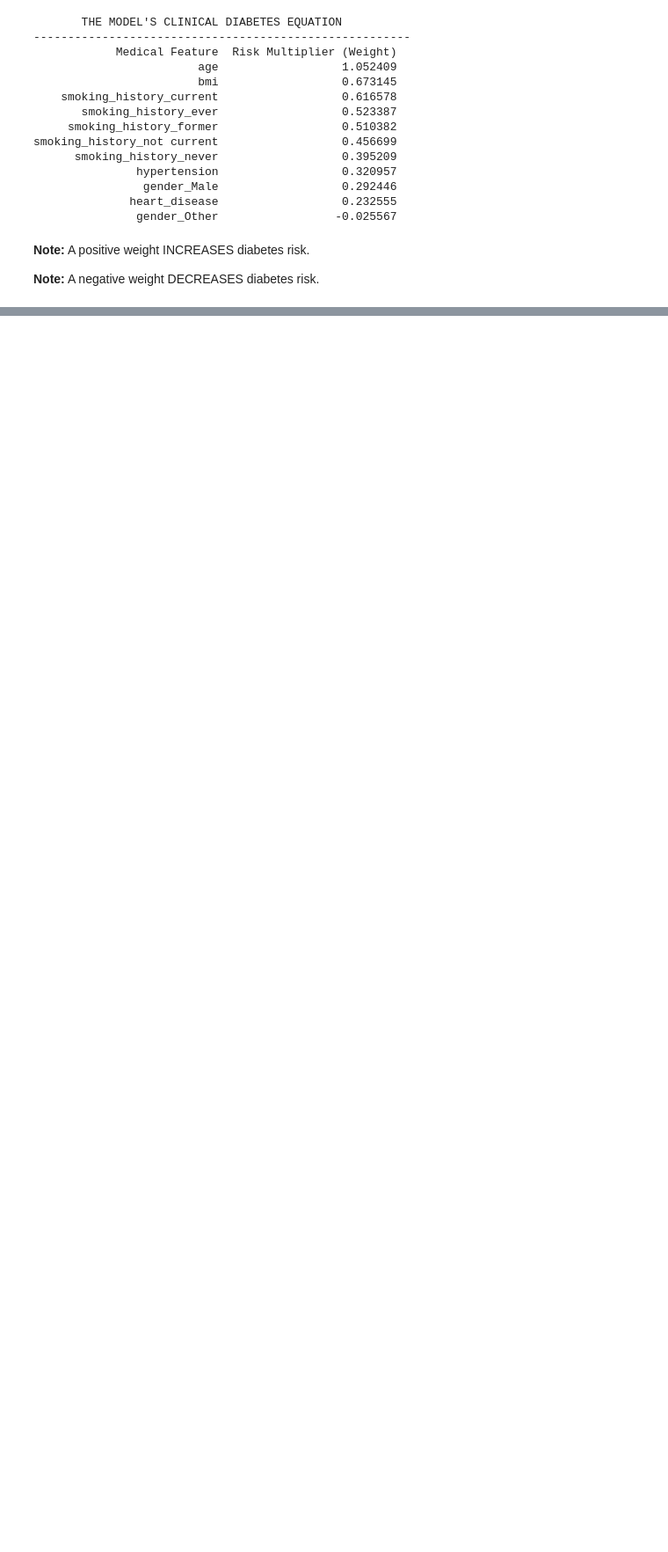
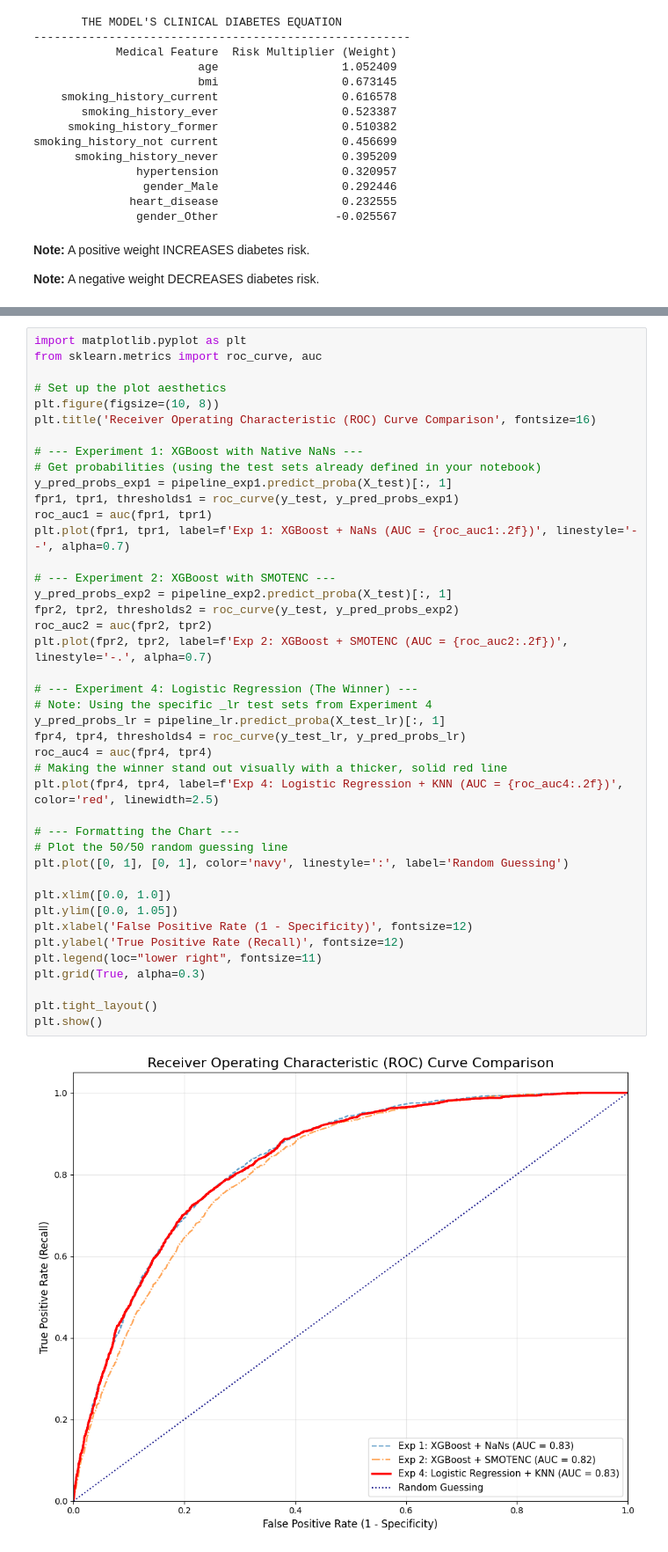
Before and after one commit to Frederick-Teye/ML-models, a Jupyter notebook: PI_Assignment_Final_Notebook.ipynb, the cells around one changed output, grey strips where cells are left out. Shown at 88% size. Cells and saved outputs as stored; diff of their text form; blank space fills up the shorter version.

```diff
--- a/PI_Assignment_Final_Notebook.ipynb
+++ b/PI_Assignment_Final_Notebook.ipynb
@@ -1367,0 +1612,44 @@ smoking_history_not current                  0.456699
+# %%
+import matplotlib.pyplot as plt
+from sklearn.metrics import roc_curve, auc
+
+# Set up the plot aesthetics
+plt.figure(figsize=(10, 8))
+plt.title('Receiver Operating Characteristic (ROC) Curve Comparison', fontsize=16)
+
+# --- Experiment 1: XGBoost with Native NaNs ---
+# Get probabilities (using the test sets already defined in your notebook)
+y_pred_probs_exp1 = pipeline_exp1.predict_proba(X_test)[:, 1]
+fpr1, tpr1, thresholds1 = roc_curve(y_test, y_pred_probs_exp1)
+roc_auc1 = auc(fpr1, tpr1)
+plt.plot(fpr1, tpr1, label=f'Exp 1: XGBoost + NaNs (AUC = {roc_auc1:.2f})', linestyle='--', alpha=0.7)
+
+# --- Experiment 2: XGBoost with SMOTENC ---
+y_pred_probs_exp2 = pipeline_exp2.predict_proba(X_test)[:, 1]
+fpr2, tpr2, thresholds2 = roc_curve(y_test, y_pred_probs_exp2)
+roc_auc2 = auc(fpr2, tpr2)
+plt.plot(fpr2, tpr2, label=f'Exp 2: XGBoost + SMOTENC (AUC = {roc_auc2:.2f})', linestyle='-.', alpha=0.7)
+
+# --- Experiment 4: Logistic Regression (The Winner) ---
+# Note: Using the specific _lr test sets from Experiment 4
+y_pred_probs_lr = pipeline_lr.predict_proba(X_test_lr)[:, 1]
+fpr4, tpr4, thresholds4 = roc_curve(y_test_lr, y_pred_probs_lr)
+roc_auc4 = auc(fpr4, tpr4)
+# Making the winner stand out visually with a thicker, solid red line
+plt.plot(fpr4, tpr4, label=f'Exp 4: Logistic Regression + KNN (AUC = {roc_auc4:.2f})', color='red', linewidth=2.5)
+
+# --- Formatting the Chart ---
+# Plot the 50/50 random guessing line
+plt.plot([0, 1], [0, 1], color='navy', linestyle=':', label='Random Guessing')
+
+plt.xlim([0.0, 1.0])
+plt.ylim([0.0, 1.05])
+plt.xlabel('False Positive Rate (1 - Specificity)', fontsize=12)
+plt.ylabel('True Positive Rate (Recall)', fontsize=12)
+plt.legend(loc="lower right", fontsize=11)
+plt.grid(True, alpha=0.3)
+
+plt.tight_layout()
+plt.show()
+# %% [output]
+[figure, added]
```
Also changed, not shown: parts of 14 cells of this notebook.
